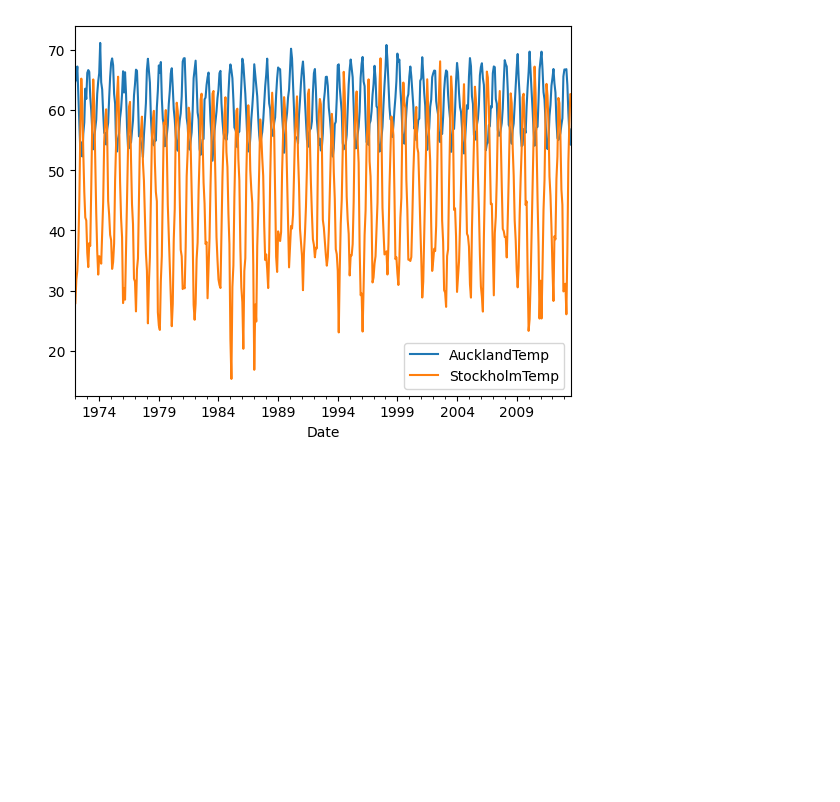
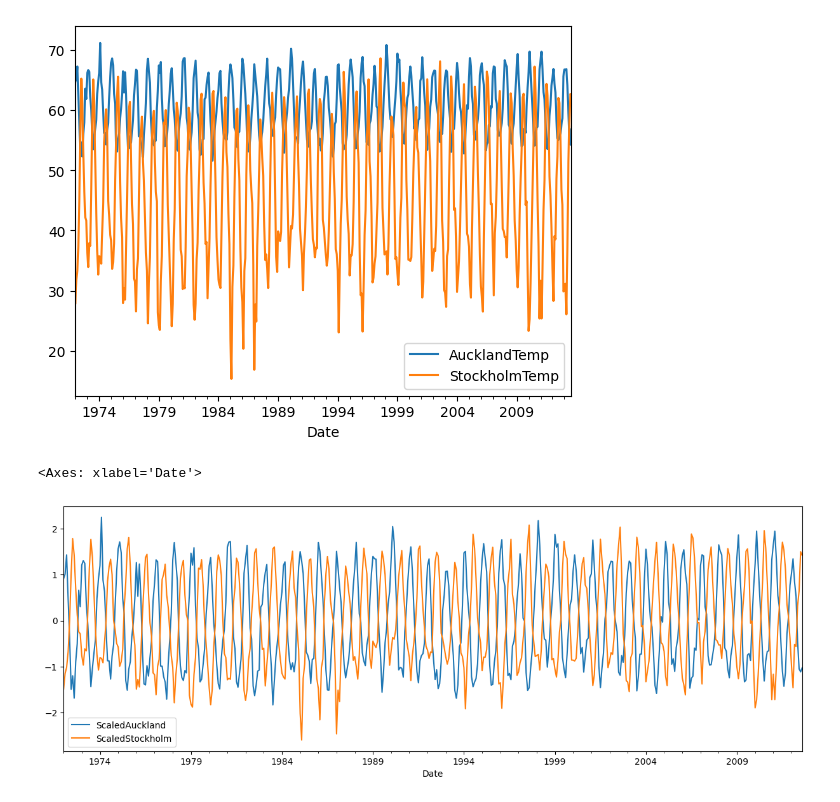
Before and after one commit to babakkeshavarz/time_series, a Jupyter notebook: VARMA_Temperature.ipynb, the cells around one changed output. Drawn from its saved outputs; the diff is of its cells as text; code cells hidden in the pictures; blank space fills up the shorter version.

Commit message:
added more VARMA tests

```diff
--- a/VARMA_Temperature.ipynb
+++ b/VARMA_Temperature.ipynb
@@ -99,3 +99,11 @@ joined_part.plot()
 Ntest = 12
 train = joined_part.iloc[:-Ntest].copy()
 test = joined_part.iloc[-Ntest:].copy()
+# %%
+scaler_auckland = StandardScaler()
+train['ScaledAuckland'] = scaler_auckland.fit_transform(train[['AucklandTemp']])
+test['ScaledAuckland'] = scaler_auckland.transform(test[['AucklandTemp']])
+# %%
+scaler_auckland = StandardScaler()
+train['ScaledStockholm'] = scaler_auckland.fit_transform(train[['StockholmTemp']])
+test['ScaledStockholm'] = scaler_auckland.transform(test[['StockholmTemp']])
@@ -101,0 +118,6 @@ test = joined_part.iloc[-Ntest:].copy()
+# %%
+cols = ['ScaledAuckland' , 'ScaledStockholm']
+train[cols].plot(figsize = (15,5))
+# %% [output]
+<Axes: xlabel='Date'>
+[figure, added]
```
Also changed, not shown: parts of 11 cells of this notebook.
